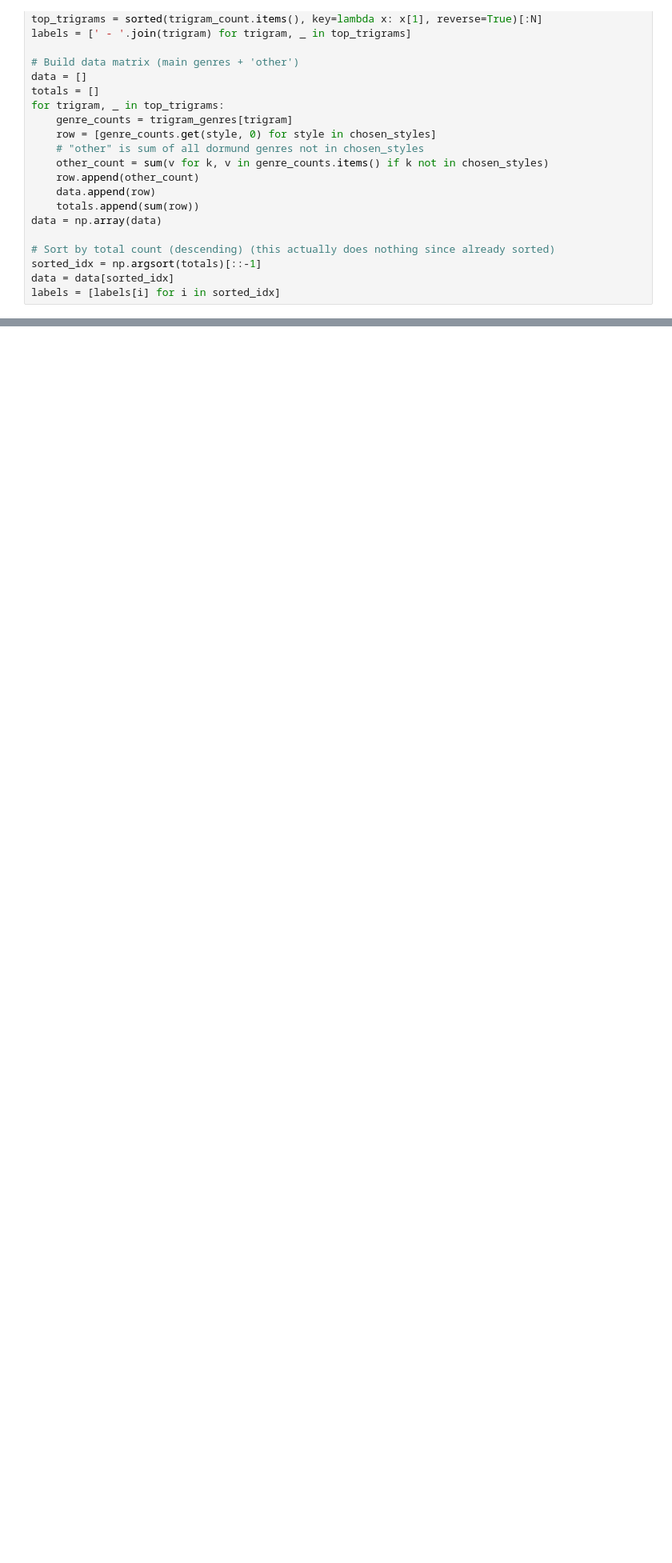
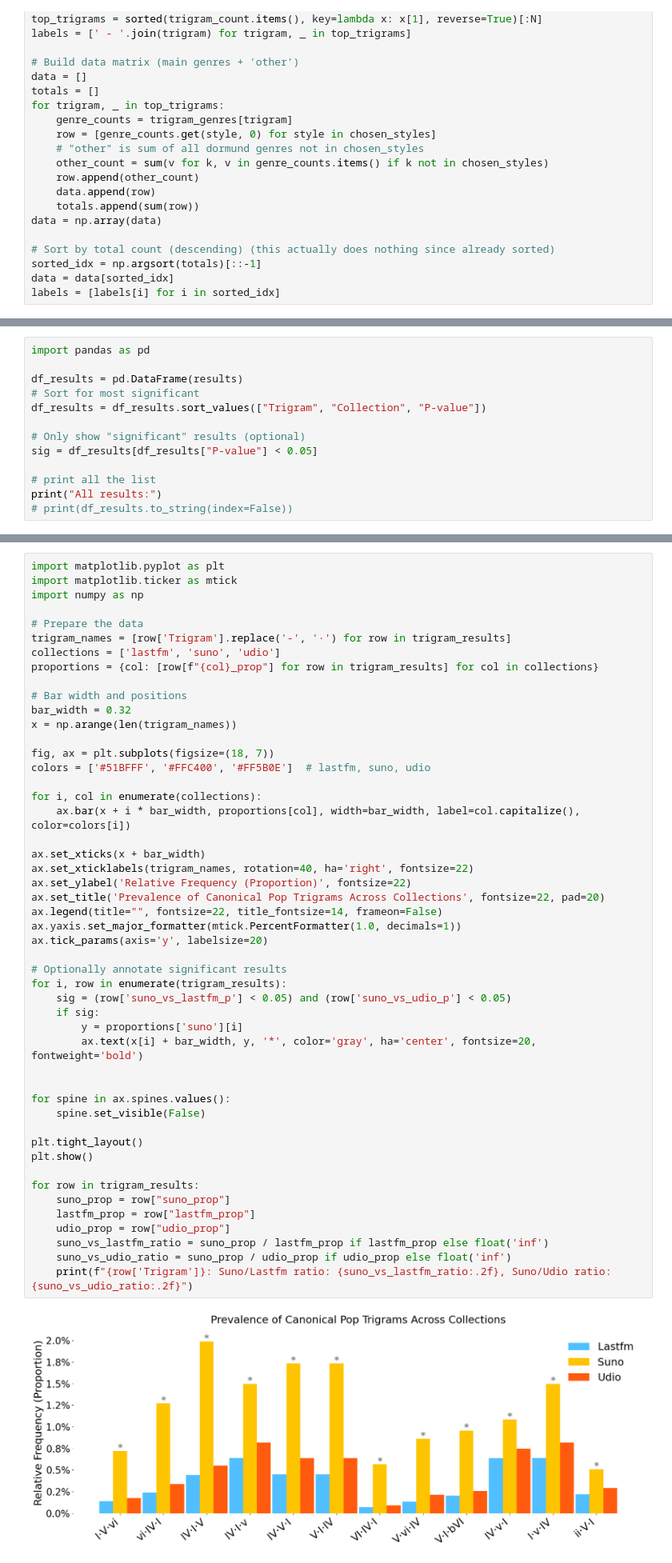
Before and after one commit to Dazzid/Aimir_Structure, a Jupyter notebook: src/trigram_analysis.ipynb, the cells around one changed output, grey strips where cells are left out. Shown: that part at 80% size. Cells and saved outputs as stored; diff of their text form; blank space fills up the shorter version.

```diff
--- a/src/trigram_analysis.ipynb
+++ b/src/trigram_analysis.ipynb
@@ -591,0 +581,13 @@ plt.tight_layout(pad=0.1)
+# %%
+import pandas as pd
+
+df_results = pd.DataFrame(results)
+# Sort for most significant
+df_results = df_results.sort_values(["Trigram", "Collection", "P-value"])
+
+# Only show "significant" results (optional)
+sig = df_results[df_results["P-value"] < 0.05]
+
+# print all the list
+print("All results:")
+# print(df_results.to_string(index=False))
@@ -591,0 +823,51 @@ plt.tight_layout(pad=0.1)
+# %%
+import matplotlib.pyplot as plt
+import matplotlib.ticker as mtick
+import numpy as np
+
+# Prepare the data
+trigram_names = [row['Trigram'].replace('-', '·') for row in trigram_results]
+collections = ['lastfm', 'suno', 'udio']
+proportions = {col: [row[f"{col}_prop"] for row in trigram_results] for col in collections}
+
+# Bar width and positions
+bar_width = 0.32
+x = np.arange(len(trigram_names))
+
+fig, ax = plt.subplots(figsize=(18, 7))
+colors = ['#51BFFF', '#FFC400', '#FF5B0E']  # lastfm, suno, udio
+
+for i, col in enumerate(collections):
+    ax.bar(x + i * bar_width, proportions[col], width=bar_width, label=col.capitalize(), color=colors[i])
+
+ax.set_xticks(x + bar_width)
+ax.set_xticklabels(trigram_names, rotation=40, ha='right', fontsize=22)
+ax.set_ylabel('Relative Frequency (Proportion)', fontsize=22)
+ax.set_title('Prevalence of Canonical Pop Trigrams Across Collections', fontsize=22, pad=20)
+ax.legend(title="", fontsize=22, title_fontsize=14, frameon=False)
+ax.yaxis.set_major_formatter(mtick.PercentFormatter(1.0, decimals=1))
+ax.tick_params(axis='y', labelsize=20)
+
+# Optionally annotate significant results
+for i, row in enumerate(trigram_results):
+    sig = (row['suno_vs_lastfm_p'] < 0.05) and (row['suno_vs_udio_p'] < 0.05)
+    if sig:
+        y = proportions['suno'][i]
+        ax.text(x[i] + bar_width, y, '*', color='gray', ha='center', fontsize=20, fontweight='bold')
+
+
+for spine in ax.spines.values():
+    spine.set_visible(False)
+
+plt.tight_layout()
+plt.show()
+
+for row in trigram_results:
+    suno_prop = row["suno_prop"]
+    lastfm_prop = row["lastfm_prop"]
+    udio_prop = row["udio_prop"]
+    suno_vs_lastfm_ratio = suno_prop / lastfm_prop if lastfm_prop else float('inf')
+    suno_vs_udio_ratio = suno_prop / udio_prop if udio_prop else float('inf')
+    print(f"{row['Trigram']}: Suno/Lastfm ratio: {suno_vs_lastfm_ratio:.2f}, Suno/Udio ratio: {suno_vs_udio_ratio:.2f}")
+# %% [output]
+[figure, added]
```
Also changed, not shown: parts of 16 cells of this notebook, 6 other files.
